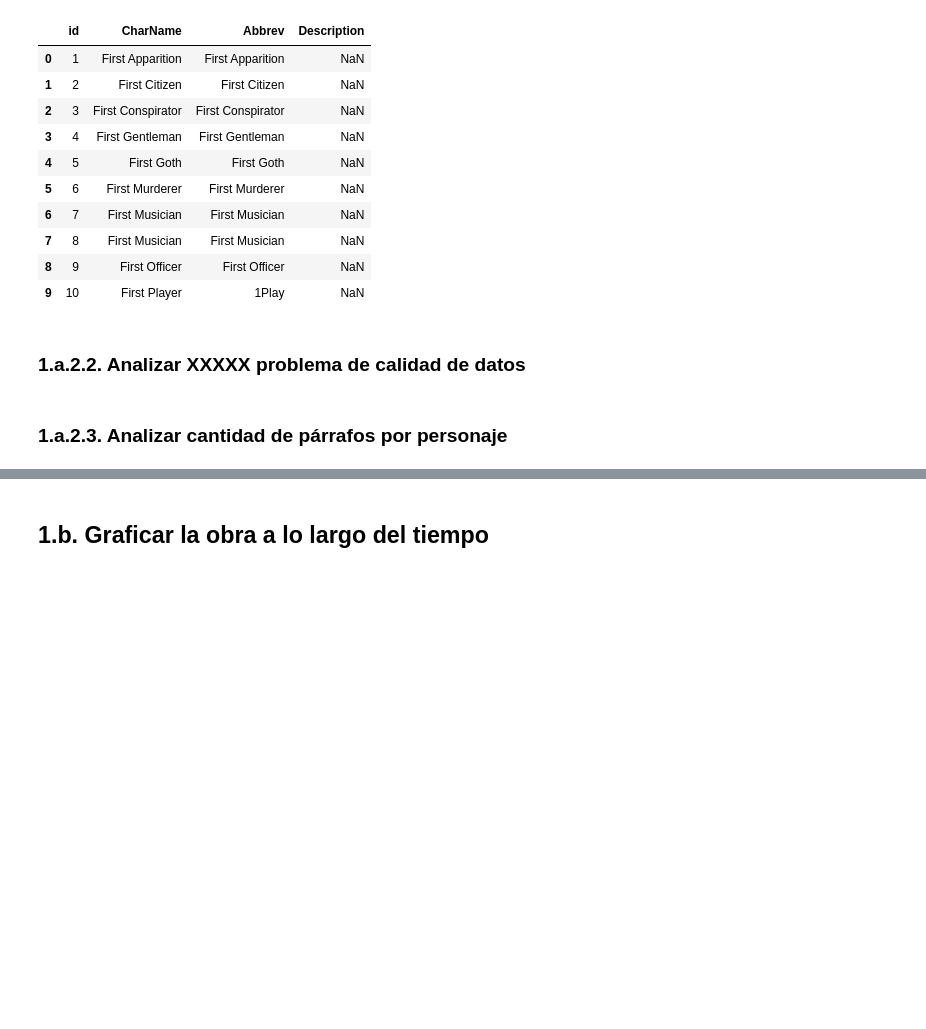
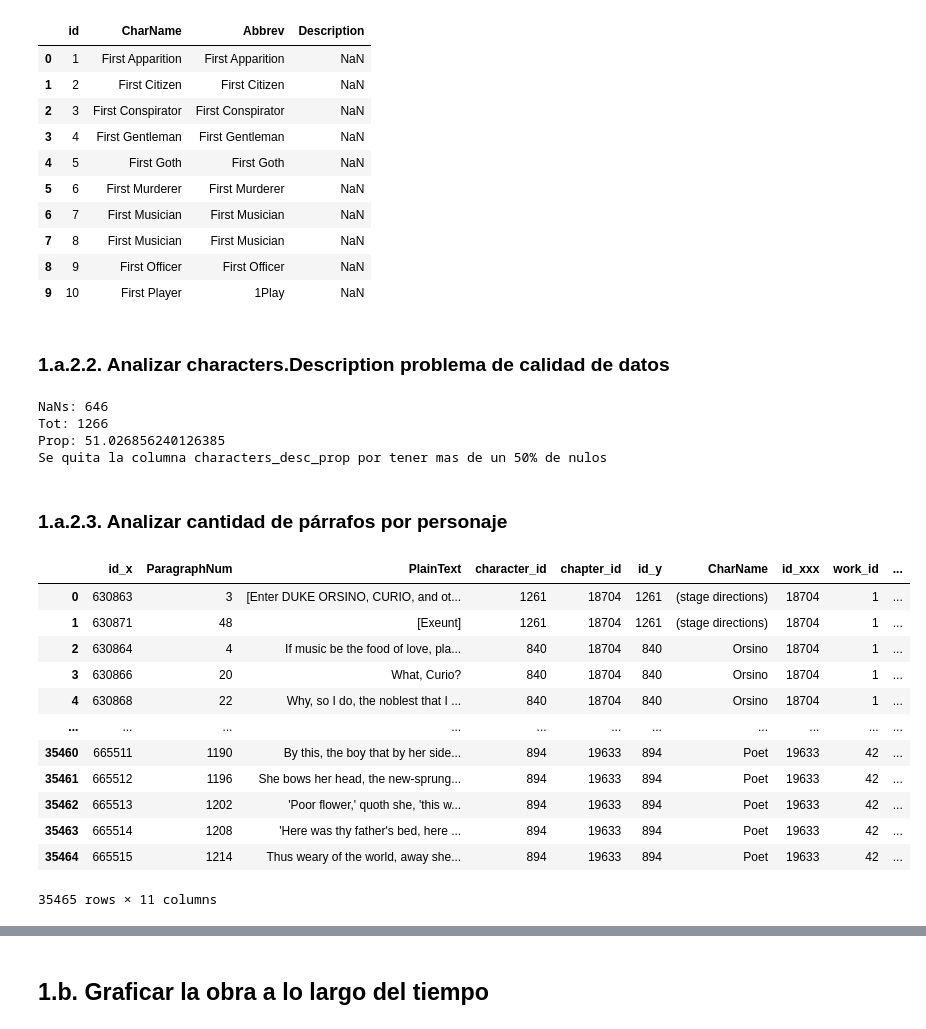
Before and after one commit to lupish/introcd_grupo_17, a Jupyter notebook: Tarea_1/shakespeare_propuesta.ipynb, the cells around one changed output, grey strips where cells are left out. Saved outputs shown, nothing was run; the diff lists cells and outputs as text; code cells hidden in the pictures; blank space fills up the shorter version.

```diff
--- a/Tarea_1/shakespeare_propuesta.ipynb
+++ b/Tarea_1/shakespeare_propuesta.ipynb
@@ -133,4 +121,4 @@ df_characters.head(10)
 | 8 | 9 | First Officer | First Officer | NaN |
 | 9 | 10 | First Player | 1Play | NaN |
 # %% [markdown]
-### 1.a.2.2. Analizar XXXXX problema de calidad de datos
+### 1.a.2.2. Analizar characters.Description problema de calidad de datos
@@ -139,2 +125,21 @@ df_characters.head(10)
+# %%
+#Cuento la cantidad de nulos en la columna Descripcion
+count_charactes_desc_na = df_characters['Description'].isna().sum()
+print ('NaNs: ' + str(count_charactes_desc_na))
+#Cuento la cantidad de filas totales de la tabla characters
+count_charactes_desc = len(df_characters['Description'].index)
+print ('Tot: ' + str(count_charactes_desc))
+#Calculo la proporcion de nulos
+characters_desc_prop = (count_charactes_desc_na * 100)/count_charactes_desc
+print ('Prop: ' + str(characters_desc_prop))
+
+#Quitamos la columna Description por estar mayoritariamente vacia
+df_characters.drop(columns=["Description"], inplace=True)
+print ('Se quita la columna characters_desc_prop por tener mas de un 50% de nulos')
+# %% [output]
+NaNs: 646
+Tot: 1266
+Prop: 51.026856240126385
+Se quita la columna characters_desc_prop por tener mas de un 50% de nulos
 # %% [markdown]
 ### 1.a.2.3. Analizar cantidad de párrafos por personaje
@@ -142,0 +146,22 @@ df_characters.head(10)
+# %%
+#Agrego a la informacion de los parrafos la informacion del personaje
+df_paragraphs_characters = pd.merge(df_paragraphs, df_characters[["id", "CharName"]], left_on="character_id", right_on="id",)
+#Agrego la informacion del capitulo para poder obtener la informacion de la obra
+df_paragraphs_characters = pd.merge(df_paragraphs_characters, df_chapters[["id", "work_id"]], left_on="chapter_id", right_on="id", suffixes=('_xx','_yy'))
+#Obtengo la informaicon de la obra
+df_paragraphs_characters = pd.merge(df_paragraphs_characters, df_works[["id", "Title"]], left_on="work_id", right_on="id", suffixes=('_xxx','_yyy'))
+df_paragraphs_characters
+# %% [output]
+|  | id_x | ParagraphNum | PlainText | character_id | chapter_id | id_y | CharName | id_xxx | work_id | ... |
+| 0 | 630863 | 3 | [Enter DUKE ORSINO, CURIO, and ot... | 1261 | 18704 | 1261 | (stage directions) | 18704 | 1 | ... |
+| 1 | 630871 | 48 | [Exeunt] | 1261 | 18704 | 1261 | (stage directions) | 18704 | 1 | ... |
+| 2 | 630864 | 4 | If music be the food of love, pla... | 840 | 18704 | 840 | Orsino | 18704 | 1 | ... |
+| 3 | 630866 | 20 | What, Curio? | 840 | 18704 | 840 | Orsino | 18704 | 1 | ... |
+| 4 | 630868 | 22 | Why, so I do, the noblest that I ... | 840 | 18704 | 840 | Orsino | 18704 | 1 | ... |
+| ... | ... | ... | ... | ... | ... | ... | ... | ... | ... | ... |
+| 35460 | 665511 | 1190 | By this, the boy that by her side... | 894 | 19633 | 894 | Poet | 19633 | 42 | ... |
+| 35461 | 665512 | 1196 | She bows her head, the new-sprung... | 894 | 19633 | 894 | Poet | 19633 | 42 | ... |
+| 35462 | 665513 | 1202 | 'Poor flower,' quoth she, 'this w... | 894 | 19633 | 894 | Poet | 19633 | 42 | ... |
+| 35463 | 665514 | 1208 | 'Here was thy father's bed, here ... | 894 | 19633 | 894 | Poet | 19633 | 42 | ... |
+| 35464 | 665515 | 1214 | Thus weary of the world, away she... | 894 | 19633 | 894 | Poet | 19633 | 42 | ... |
+35465 rows × 11 columns
```
Also changed, not shown: parts of 10 cells of this notebook.
